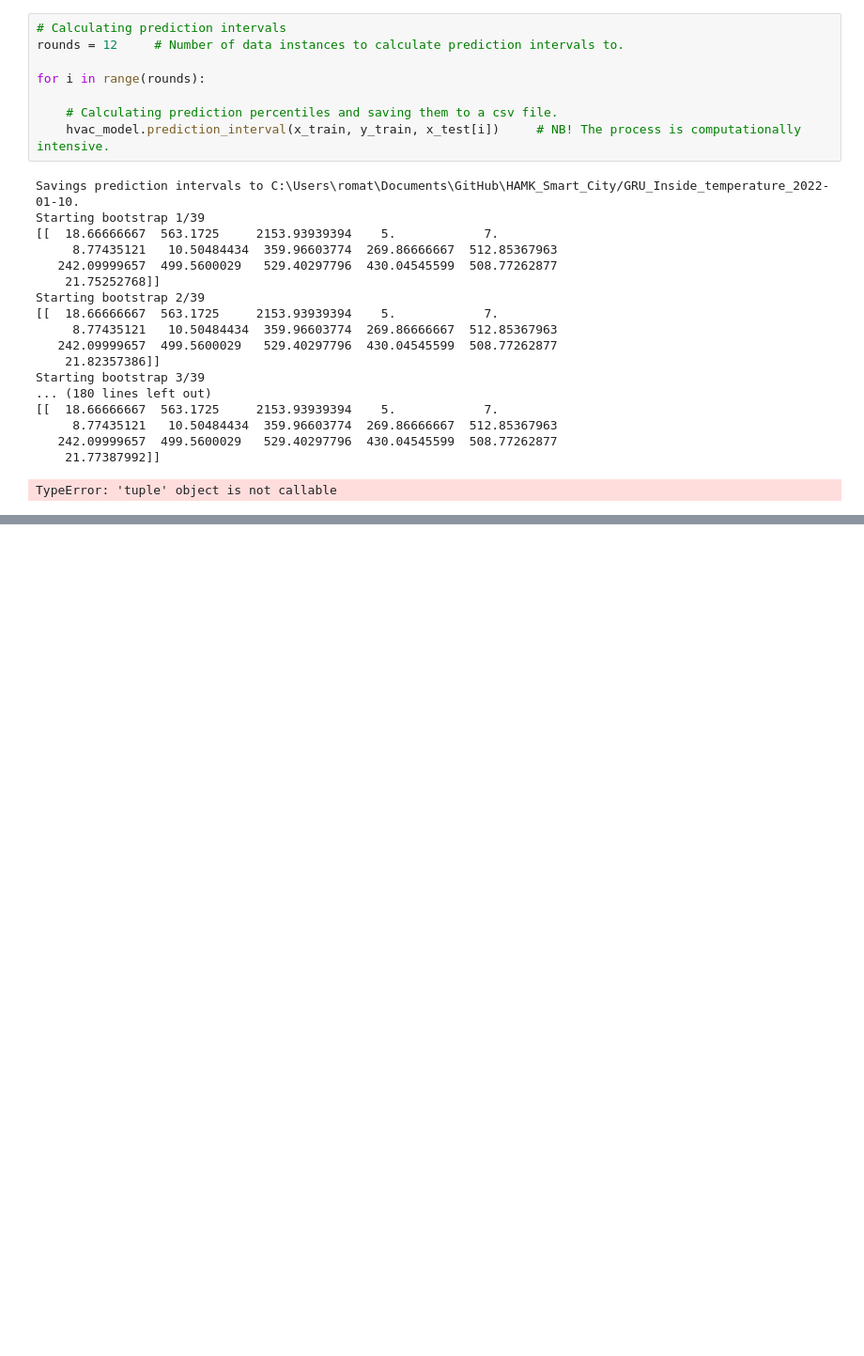
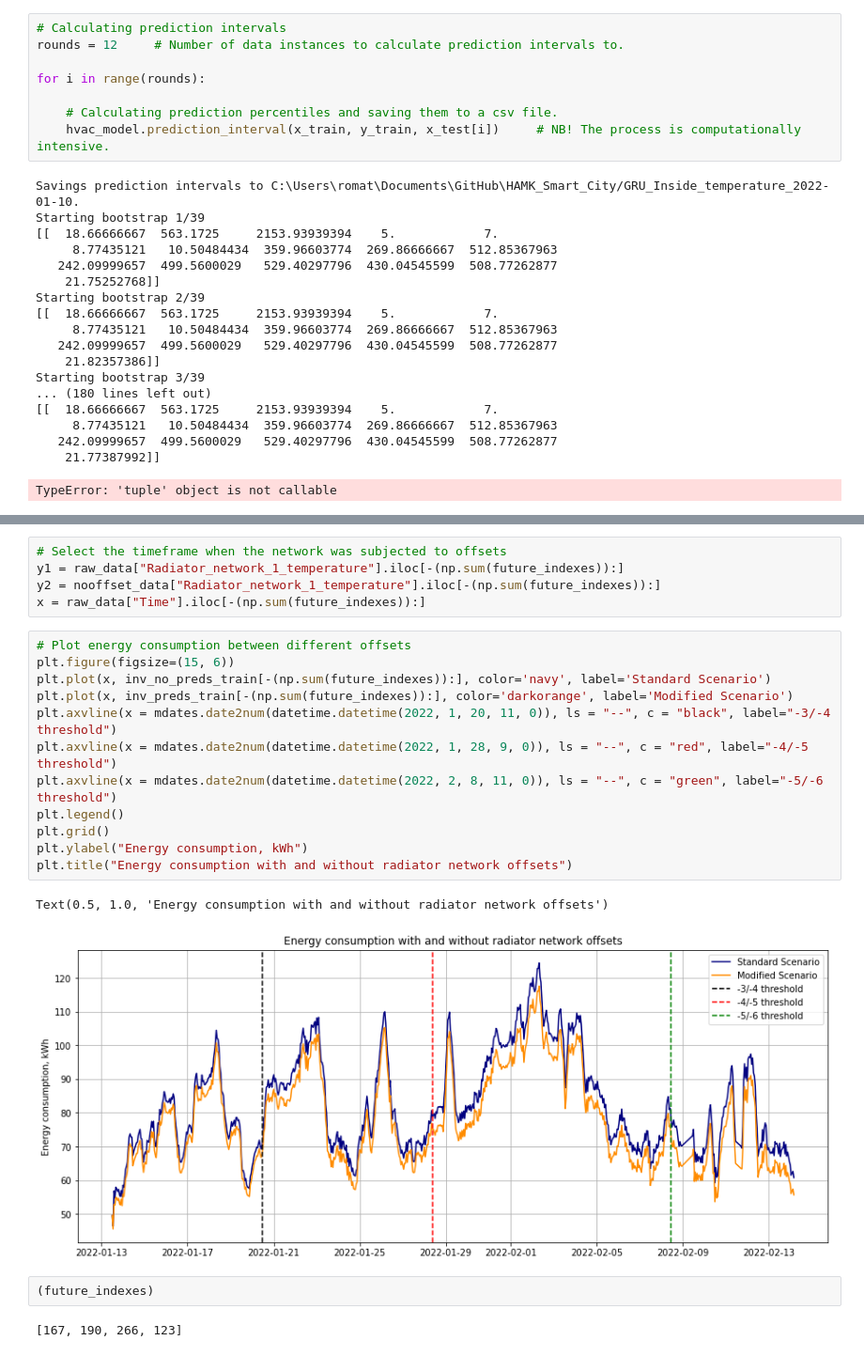
Before and after one commit to hamk-uas/HAMK_Smart_City, a Jupyter notebook: main.ipynb, the cells around one changed output, grey strips where cells are left out. Shown: that part at 94% size. Cells and saved outputs as stored; diff of their text form; blank space fills up the shorter version.

```diff
--- a/main.ipynb
+++ b/main.ipynb
@@ -139,0 +166,24 @@ hvac_model.plot_preds(inv_preds_test, inv_y_test)
+# %%
+# Select the timeframe when the network was subjected to offsets
+y1 = raw_data["Radiator_network_1_temperature"].iloc[-(np.sum(future_indexes)):]
+y2 = nooffset_data["Radiator_network_1_temperature"].iloc[-(np.sum(future_indexes)):]
+x = raw_data["Time"].iloc[-(np.sum(future_indexes)):]
+# %%
+# Plot energy consumption between different offsets
+plt.figure(figsize=(15, 6))
+plt.plot(x, inv_no_preds_train[-(np.sum(future_indexes)):], color='navy', label='Standard Scenario')
+plt.plot(x, inv_preds_train[-(np.sum(future_indexes)):], color='darkorange', label='Modified Scenario')
+plt.axvline(x = mdates.date2num(datetime.datetime(2022, 1, 20, 11, 0)), ls = "--", c = "black", label="-3/-4 threshold")
+plt.axvline(x = mdates.date2num(datetime.datetime(2022, 1, 28, 9, 0)), ls = "--", c = "red", label="-4/-5 threshold")
+plt.axvline(x = mdates.date2num(datetime.datetime(2022, 2, 8, 11, 0)), ls = "--", c = "green", label="-5/-6 threshold")
+plt.legend()
+plt.grid()
+plt.ylabel("Energy consumption, kWh")
+plt.title("Energy consumption with and without radiator network offsets")
+# %% [output]
+Text(0.5, 1.0, 'Energy consumption with and without radiator network offsets')
+[figure, added]
+# %%
+(future_indexes)
+# %% [output]
+[167, 190, 266, 123]
```
Also changed, not shown: parts of 20 cells of this notebook, 10 other files.
